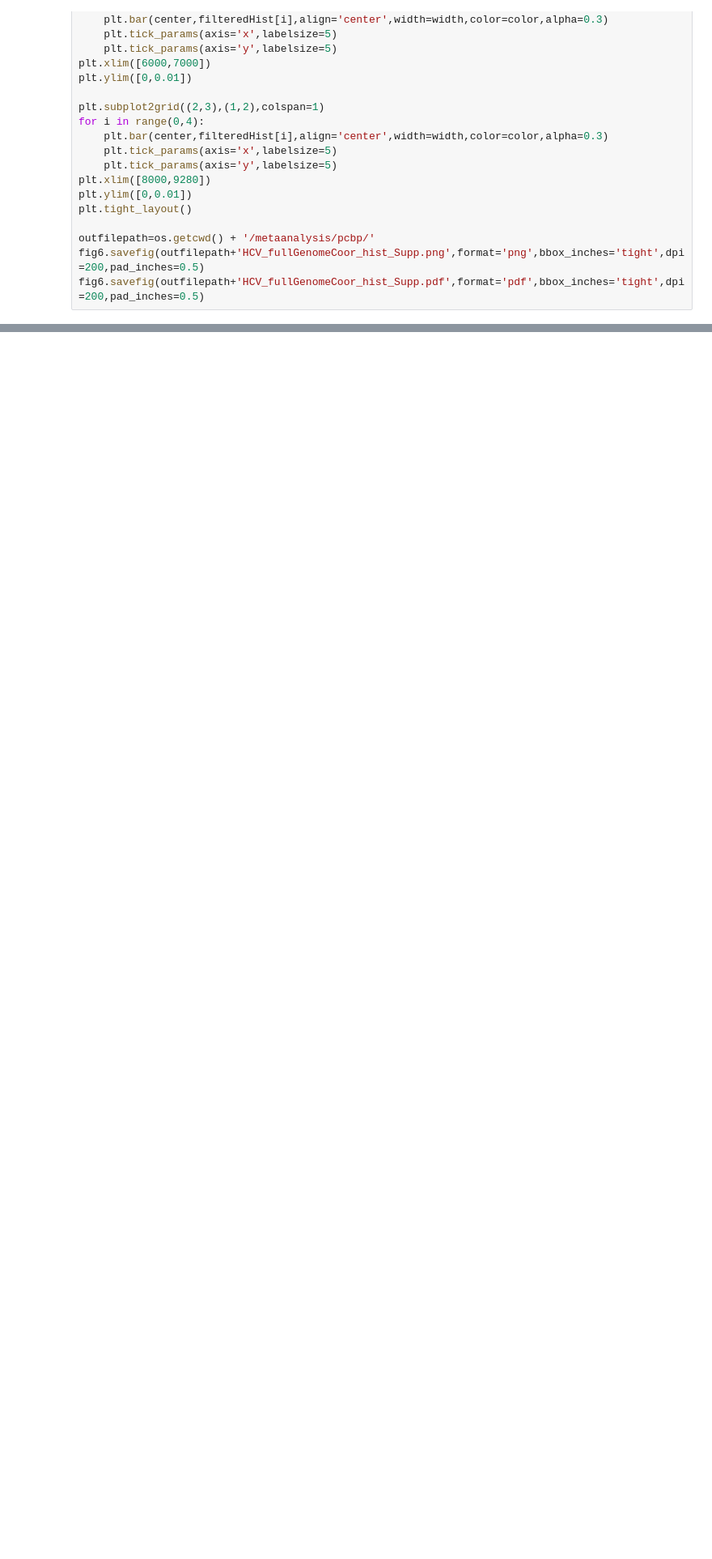
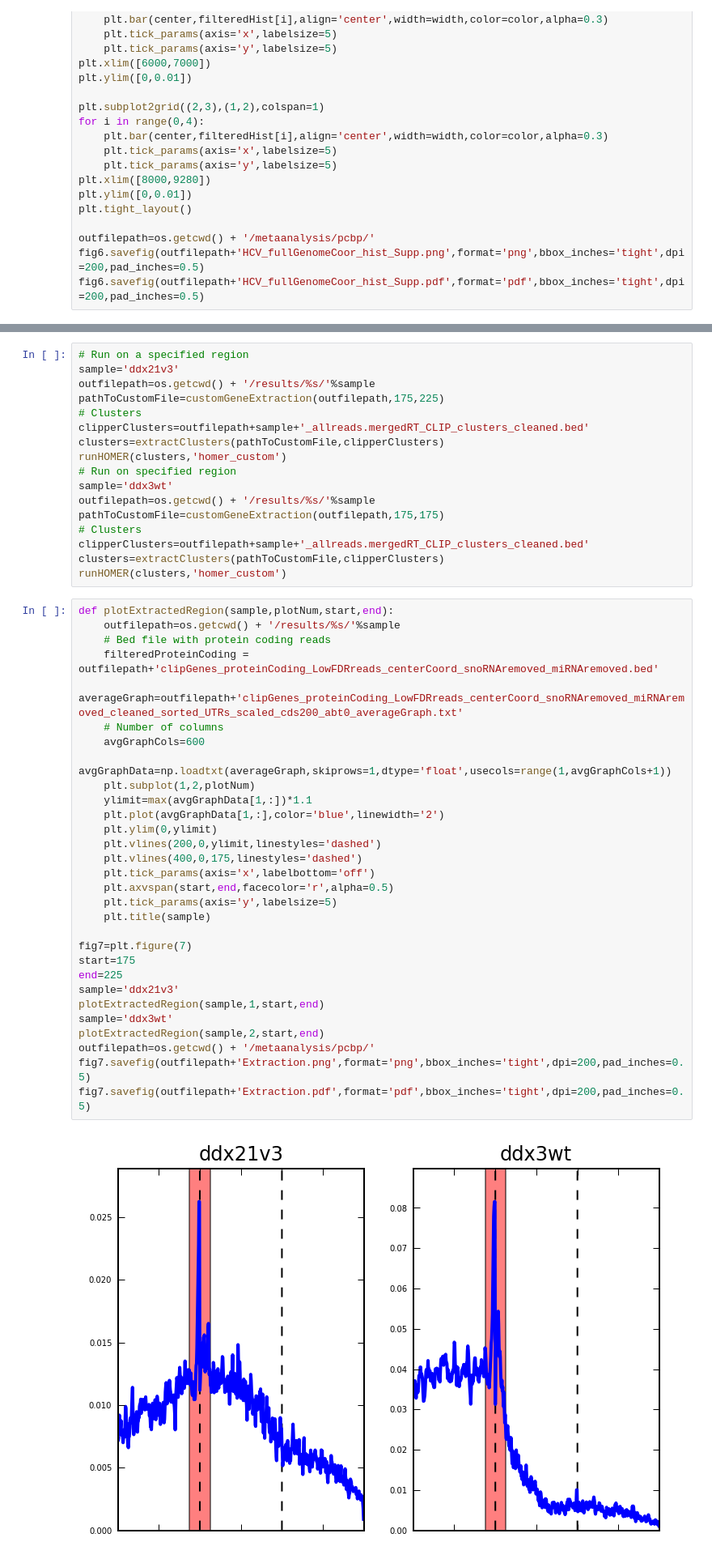
Before and after one commit to lmart999/Sandbox, a Jupyter notebook: fast_iCLIP.ipynb, the cells around one changed output, grey strips where cells are left out. Shown at 81% size. Drawn from its saved outputs; the diff is of its cells as text; blank space fills up the shorter version.

```diff
--- a/fast_iCLIP.ipynb
+++ b/fast_iCLIP.ipynb
@@ -1260,0 +1540,49 @@ fig6.savefig(outfilepath+'HCV_fullGenomeCoor_hist_Supp.pdf',format='pdf',bbox_in
+# %%
+# Run on a specified region
+sample='ddx21v3'
+outfilepath=os.getcwd() + '/results/%s/'%sample
+pathToCustomFile=customGeneExtraction(outfilepath,175,225)
+# Clusters
+clipperClusters=outfilepath+sample+'_allreads.mergedRT_CLIP_clusters_cleaned.bed'
+clusters=extractClusters(pathToCustomFile,clipperClusters)
+runHOMER(clusters,'homer_custom')
+# Run on specified region
+sample='ddx3wt'
+outfilepath=os.getcwd() + '/results/%s/'%sample
+pathToCustomFile=customGeneExtraction(outfilepath,175,175)
+# Clusters
+clipperClusters=outfilepath+sample+'_allreads.mergedRT_CLIP_clusters_cleaned.bed'
+clusters=extractClusters(pathToCustomFile,clipperClusters)
+runHOMER(clusters,'homer_custom')
+# %%
+def plotExtractedRegion(sample,plotNum,start,end):
+    outfilepath=os.getcwd() + '/results/%s/'%sample
+    # Bed file with protein coding reads
+    filteredProteinCoding = outfilepath+'clipGenes_proteinCoding_LowFDRreads_centerCoord_snoRNAremoved_miRNAremoved.bed'
+    averageGraph=outfilepath+'clipGenes_proteinCoding_LowFDRreads_centerCoord_snoRNAremoved_miRNAremoved_cleaned_sorted_UTRs_scaled_cds200_abt0_averageGraph.txt'
+    # Number of columns
+    avgGraphCols=600
+    avgGraphData=np.loadtxt(averageGraph,skiprows=1,dtype='float',usecols=range(1,avgGraphCols+1))
+    plt.subplot(1,2,plotNum)
+    ylimit=max(avgGraphData[1,:])*1.1
+    plt.plot(avgGraphData[1,:],color='blue',linewidth='2')
+    plt.ylim(0,ylimit)
+    plt.vlines(200,0,ylimit,linestyles='dashed')
+    plt.vlines(400,0,175,linestyles='dashed')
+    plt.tick_params(axis='x',labelbottom='off')
+    plt.axvspan(start,end,facecolor='r',alpha=0.5)
+    plt.tick_params(axis='y',labelsize=5)
+    plt.title(sample)
+
+fig7=plt.figure(7)
+start=175
+end=225
+sample='ddx21v3'
+plotExtractedRegion(sample,1,start,end)
+sample='ddx3wt'
+plotExtractedRegion(sample,2,start,end)
+outfilepath=os.getcwd() + '/metaanalysis/pcbp/'
+fig7.savefig(outfilepath+'Extraction.png',format='png',bbox_inches='tight',dpi=200,pad_inches=0.5)
+fig7.savefig(outfilepath+'Extraction.pdf',format='pdf',bbox_inches='tight',dpi=200,pad_inches=0.5)
+# %% [output]
+[figure, added]
```
Also changed, not shown: parts of 22 cells of this notebook.
